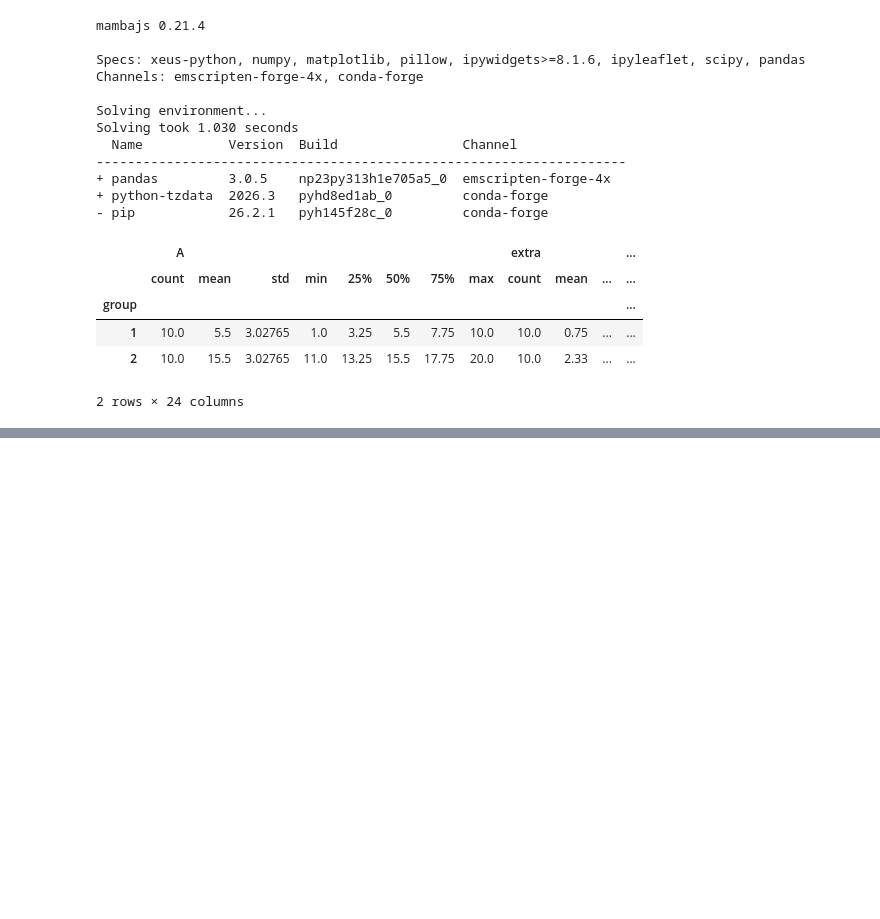
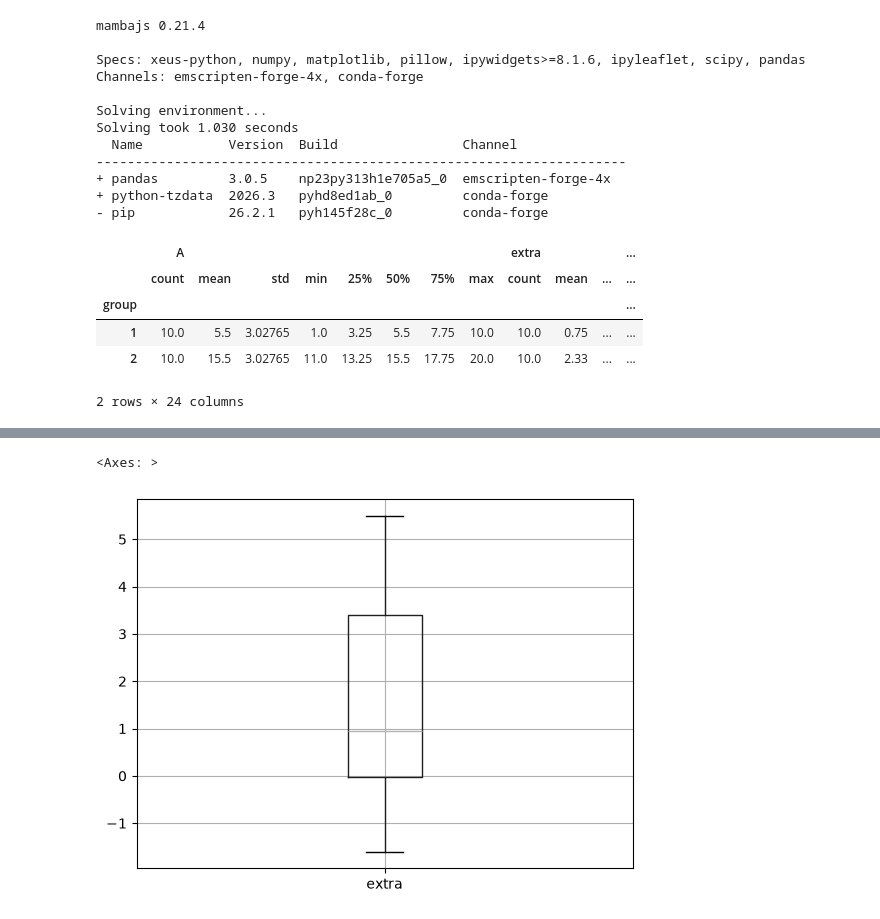
Before and after one commit to Psyc3000A/Fall-Winter2026, a Jupyter notebook: jordanR.ipynb, the cells around one changed output, grey strips where cells are left out. Saved outputs shown, nothing was run; the diff lists cells and outputs as text; code cells hidden in the pictures; blank space fills up the shorter version.

```diff
--- a/jordanR.ipynb
+++ b/jordanR.ipynb
@@ -38,0 +64,6 @@ datafile["extra"].plot(kind="hist")
+# %%
+# Boxplot
+datafile.boxplot(column="extra")
+# %% [output]
+<Axes: >
+[figure, added]
```
Also changed, not shown: parts of 10 cells of this notebook.
